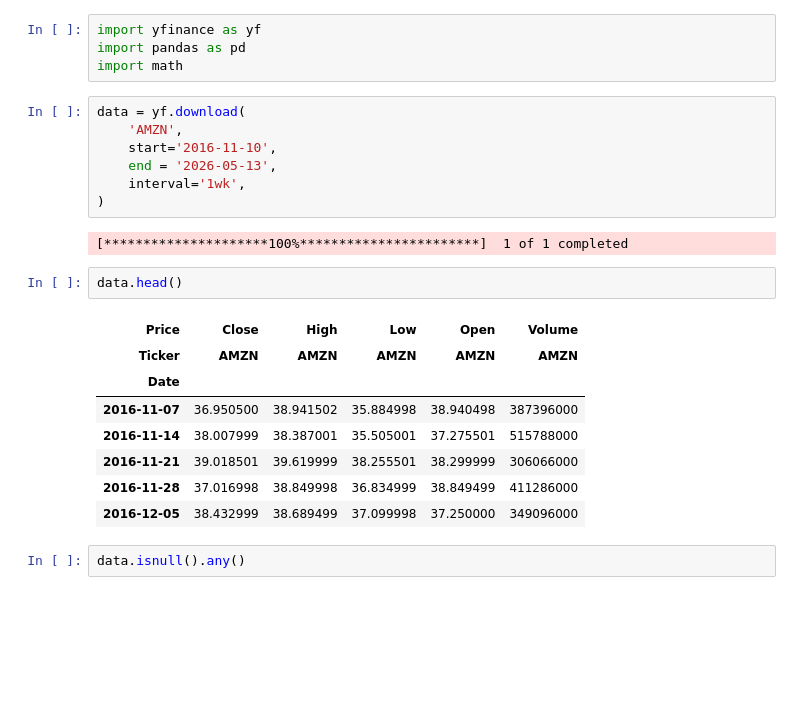
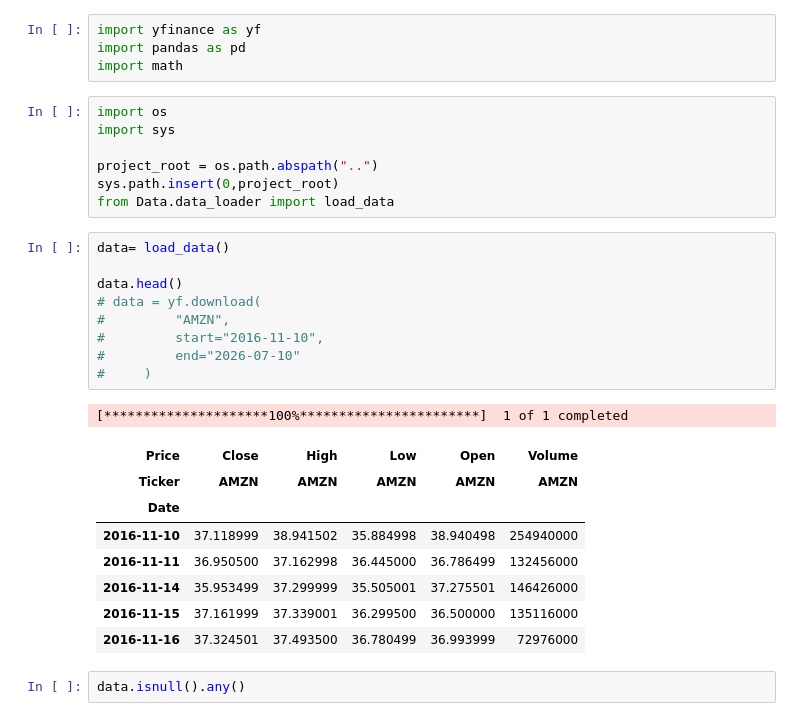
Before and after one commit to shubham7667/AI_hedge_fund, a Jupyter notebook: model/stocks_data.ipynb, the cells around one changed output. Cells and saved outputs as stored; diff of their text form; blank space fills up the shorter version.

Commit message:
loader_function_bifurcation

```diff
--- a/model/stocks_data.ipynb
+++ b/model/stocks_data.ipynb
@@ -5,25 +5,31 @@ import yfinance as yf
 import pandas as pd
 import math
 # %%
-data = yf.download(
-    'AMZN',
-    start='2016-11-10',
-    end = '2026-05-13',
-    interval='1wk',
-)
+import os
+import sys
+
+project_root = os.path.abspath("..")
+sys.path.insert(0,project_root)
+from Data.data_loader import load_data
-# %% [output]
-[*********************100%***********************]  1 of 1 completed
 # %%
+data= load_data()
+
 data.head()
+# data = yf.download(
+#         "AMZN",
+#         start="2016-11-10",
+#         end="2026-07-10"
+#     )
 # %% [output]
+[*********************100%***********************]  1 of 1 completed
 | Price | Close | High | Low | Open | Volume |
 | Ticker | AMZN | AMZN | AMZN | AMZN | AMZN |
 | Date |  |  |  |  |  |
-| 2016-11-07 | 36.950500 | 38.941502 | 35.884998 | 38.940498 | 387396000 |
-| 2016-11-14 | 38.007999 | 38.387001 | 35.505001 | 37.275501 | 515788000 |
-| 2016-11-21 | 39.018501 | 39.619999 | 38.255501 | 38.299999 | 306066000 |
-| 2016-11-28 | 37.016998 | 38.849998 | 36.834999 | 38.849499 | 411286000 |
-| 2016-12-05 | 38.432999 | 38.689499 | 37.099998 | 37.250000 | 349096000 |
+| 2016-11-10 | 37.118999 | 38.941502 | 35.884998 | 38.940498 | 254940000 |
+| 2016-11-11 | 36.950500 | 37.162998 | 36.445000 | 36.786499 | 132456000 |
+| 2016-11-14 | 35.953499 | 37.299999 | 35.505001 | 37.275501 | 146426000 |
+| 2016-11-15 | 37.161999 | 37.339001 | 36.299500 | 36.500000 | 135116000 |
+| 2016-11-16 | 37.324501 | 37.493500 | 36.780499 | 36.993999 | 72976000 |
 # %%
 data.isnull().any()
 # %% [output]
```
Also changed, not shown: parts of 9 cells of this notebook, 1 other file.
